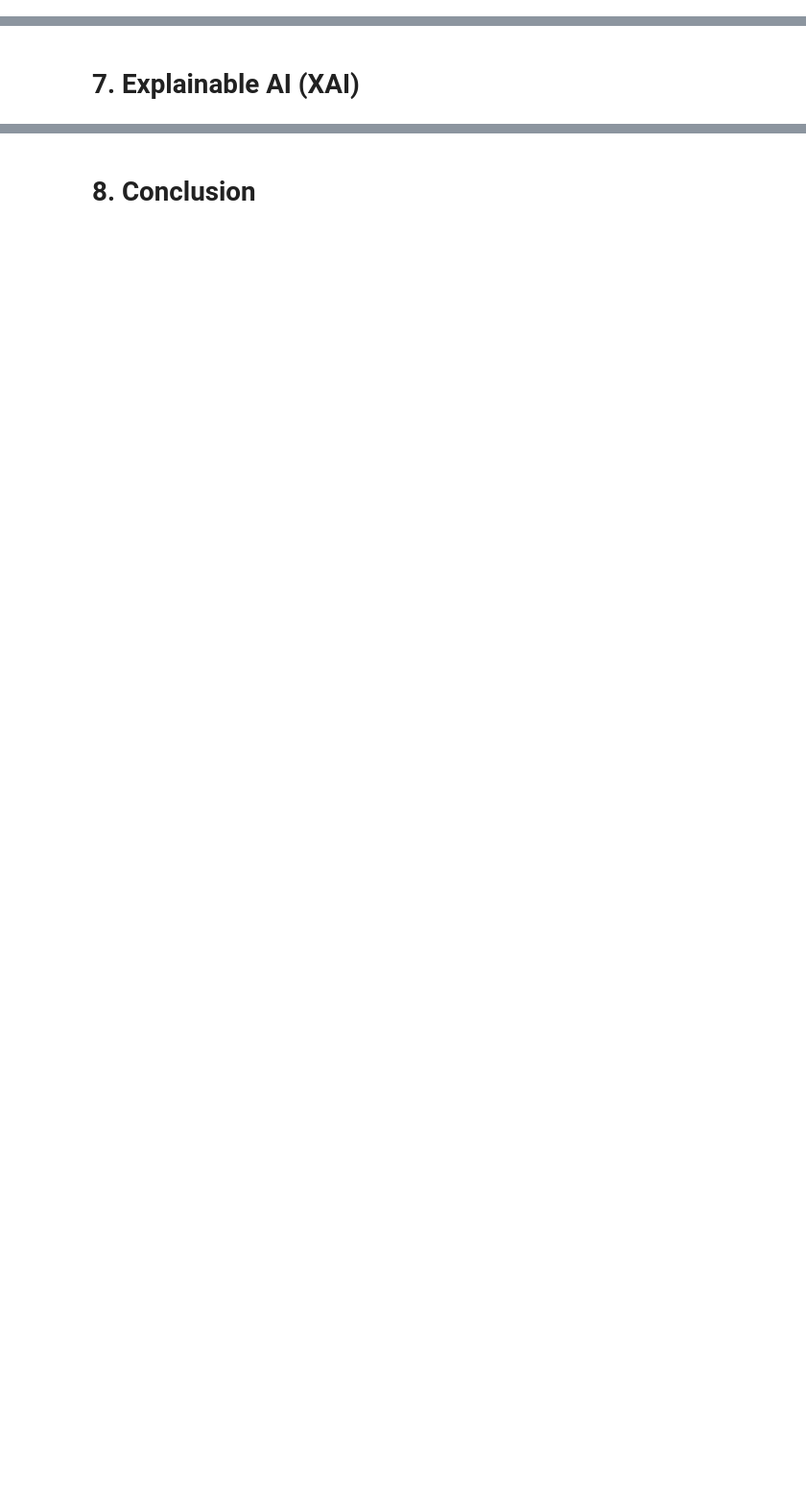
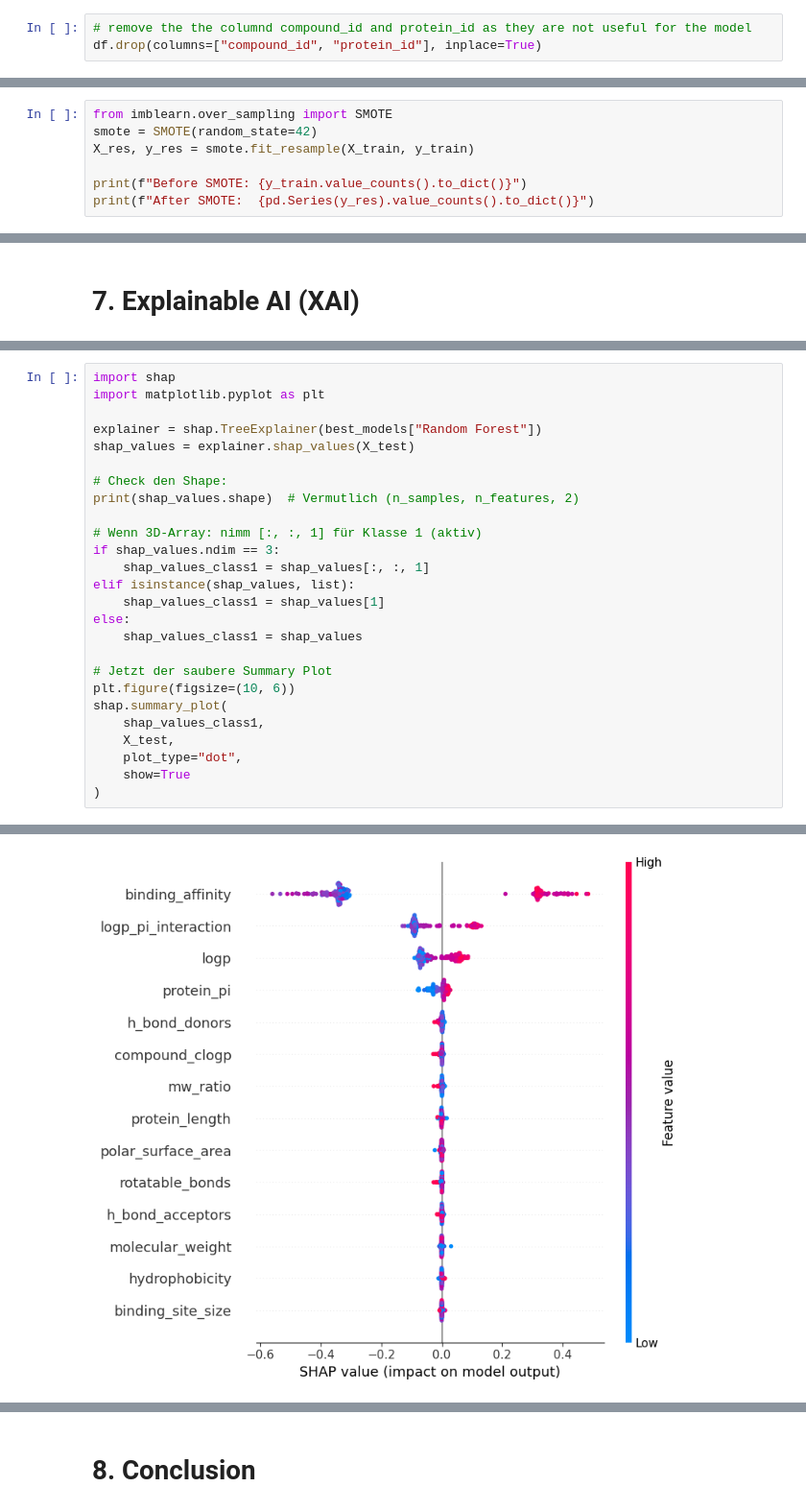
Before and after one commit to CZhakshylykova/Drug-Discovery-Virtual-Screening, a Jupyter notebook: data-expoloration.ipynb, the cells around one changed output, grey strips where cells are left out. Shown at 96% size. Saved outputs shown, nothing was run; the diff lists cells and outputs as text; blank space fills up the shorter version.

Commit message:
model building, XAI check for features explainability

```diff
--- a/data-expoloration.ipynb
+++ b/data-expoloration.ipynb
@@ -160,3 +156,6 @@ dtype: object
+# %%
+# remove the the columnd compound_id and protein_id as they are not useful for the model
+df.drop(columns=["compound_id", "protein_id"], inplace=True)
 # %% [markdown]
 ### 4.2 Handling outliers
 # %%
@@ -330,0 +320,7 @@ memory usage: 303.6 KB
+# %%
+from imblearn.over_sampling import SMOTE
+smote = SMOTE(random_state=42)
+X_res, y_res = smote.fit_resample(X_train, y_train)
+
+print(f"Before SMOTE: {y_train.value_counts().to_dict()}")
+print(f"After SMOTE:  {pd.Series(y_res).value_counts().to_dict()}")
@@ -490,0 +490,27 @@ plt.show()
+# %%
+import shap
+import matplotlib.pyplot as plt
+
+explainer = shap.TreeExplainer(best_models["Random Forest"])
+shap_values = explainer.shap_values(X_test)
+
+# Check den Shape:
+print(shap_values.shape)  # Vermutlich (n_samples, n_features, 2)
+
+# Wenn 3D-Array: nimm [:, :, 1] für Klasse 1 (aktiv)
+if shap_values.ndim == 3:
+    shap_values_class1 = shap_values[:, :, 1]
+elif isinstance(shap_values, list):
+    shap_values_class1 = shap_values[1]
+else:
+    shap_values_class1 = shap_values
+
+# Jetzt der saubere Summary Plot
+plt.figure(figsize=(10, 6))
+shap.summary_plot(
+    shap_values_class1,
+    X_test,
+    plot_type="dot",
+    show=True
+)
+# %% [output]
@@ -490,0 +518 @@ plt.show()
+[figure, added]
```
Also changed, not shown: parts of 31 cells of this notebook.
